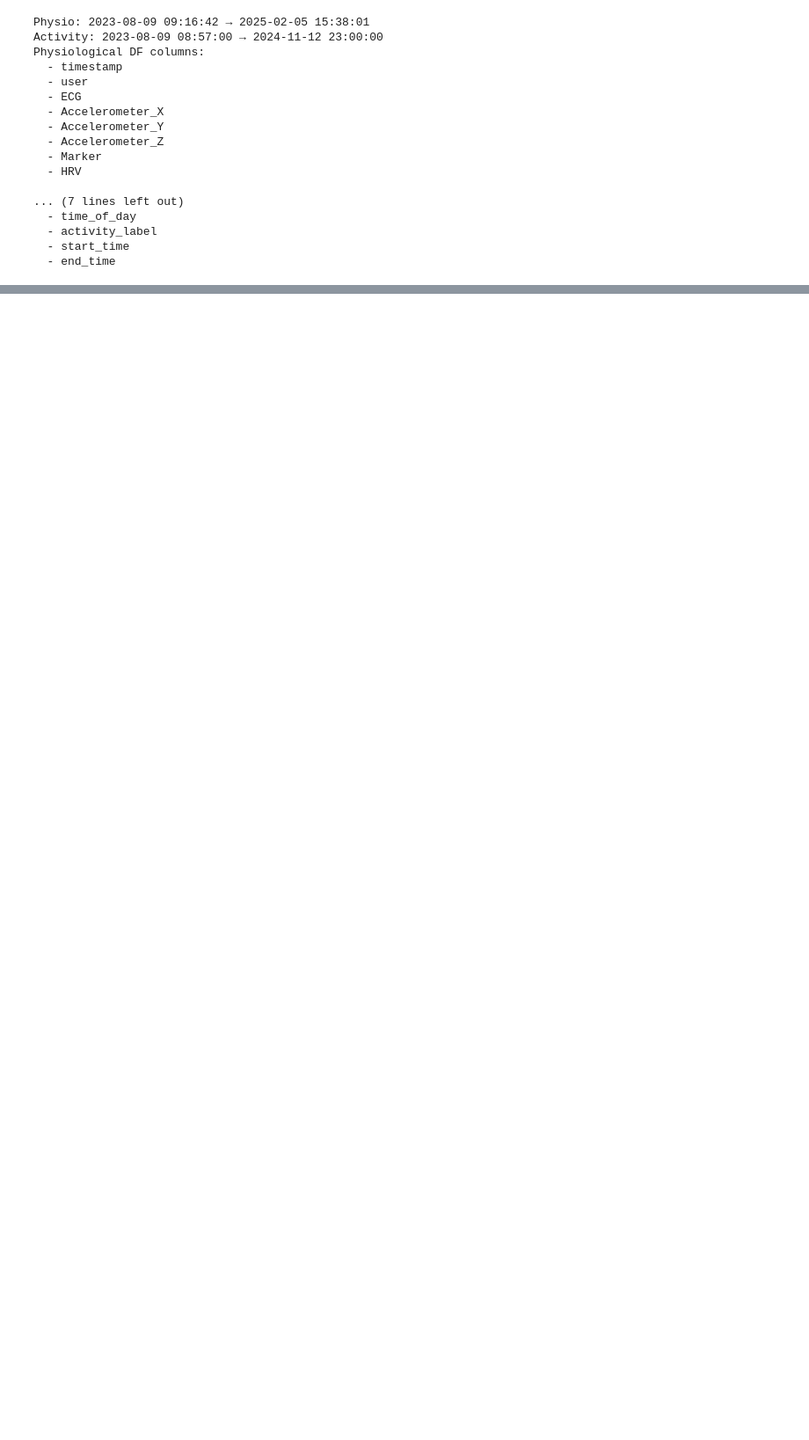
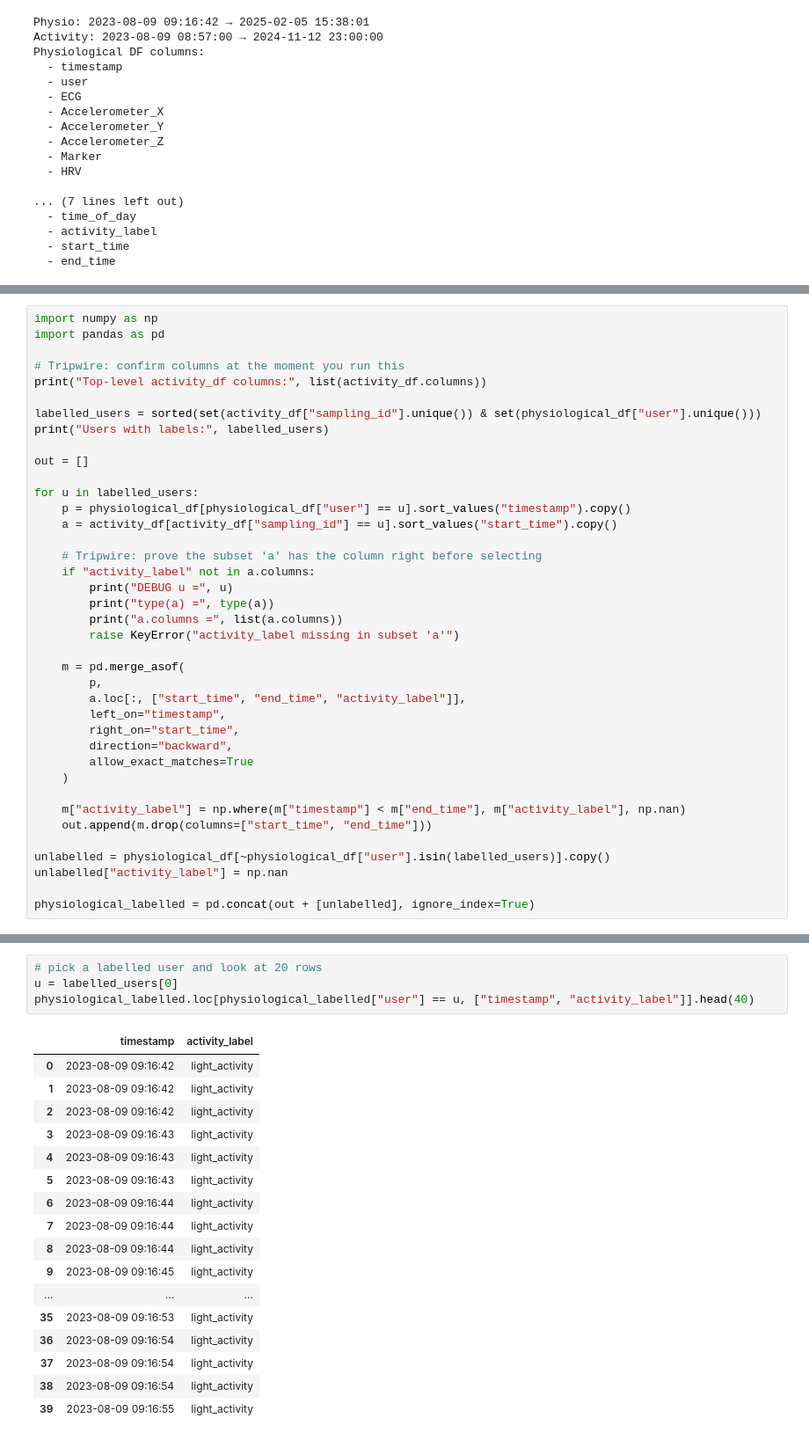
Before and after one commit to james-burdon/MDM3-dynamic-therapeutics, a Jupyter notebook: EDF_Activity_Analysis.ipynb, the cells around one changed output, grey strips where cells are left out. Shown at 88% size. Cells and saved outputs as stored; diff of their text form; blank space fills up the shorter version.

Commit message:
Update EDF_Activity_Analysis.ipynb
File that matches all EDF data to activity labels. Returns the csv

```diff
--- a/EDF_Activity_Analysis.ipynb
+++ b/EDF_Activity_Analysis.ipynb
@@ -148,0 +227,39 @@ physiological_df["activity_label"].value_counts(dropna=False)
+# %%
+import numpy as np
+import pandas as pd
+
+# Tripwire: confirm columns at the moment you run this
+print("Top-level activity_df columns:", list(activity_df.columns))
+
+labelled_users = sorted(set(activity_df["sampling_id"].unique()) & set(physiological_df["user"].unique()))
+print("Users with labels:", labelled_users)
+
+out = []
+
+for u in labelled_users:
+    p = physiological_df[physiological_df["user"] == u].sort_values("timestamp").copy()
+    a = activity_df[activity_df["sampling_id"] == u].sort_values("start_time").copy()
+
+    # Tripwire: prove the subset 'a' has the column right before selecting
+    if "activity_label" not in a.columns:
+        print("DEBUG u =", u)
+        print("type(a) =", type(a))
+        print("a.columns =", list(a.columns))
+        raise KeyError("activity_label missing in subset 'a'")
+
+    m = pd.merge_asof(
+        p,
+        a.loc[:, ["start_time", "end_time", "activity_label"]],
+        left_on="timestamp",
+        right_on="start_time",
+        direction="backward",
+        allow_exact_matches=True
+    )
+
+    m["activity_label"] = np.where(m["timestamp"] < m["end_time"], m["activity_label"], np.nan)
+    out.append(m.drop(columns=["start_time", "end_time"]))
+
+unlabelled = physiological_df[~physiological_df["user"].isin(labelled_users)].copy()
+unlabelled["activity_label"] = np.nan
+
+physiological_labelled = pd.concat(out + [unlabelled], ignore_index=True)
@@ -148,0 +342,22 @@ physiological_df["activity_label"].value_counts(dropna=False)
+# %%
+# pick a labelled user and look at 20 rows
+u = labelled_users[0]
+physiological_labelled.loc[physiological_labelled["user"] == u, ["timestamp", "activity_label"]].head(40)
+# %% [output]
+|  | timestamp | activity_label |
+| 0 | 2023-08-09 09:16:42 | light_activity |
+| 1 | 2023-08-09 09:16:42 | light_activity |
+| 2 | 2023-08-09 09:16:42 | light_activity |
+| 3 | 2023-08-09 09:16:43 | light_activity |
+| 4 | 2023-08-09 09:16:43 | light_activity |
+| 5 | 2023-08-09 09:16:43 | light_activity |
+| 6 | 2023-08-09 09:16:44 | light_activity |
+| 7 | 2023-08-09 09:16:44 | light_activity |
+| 8 | 2023-08-09 09:16:44 | light_activity |
+| 9 | 2023-08-09 09:16:45 | light_activity |
+| ... | ... | ... |
+| 35 | 2023-08-09 09:16:53 | light_activity |
+| 36 | 2023-08-09 09:16:54 | light_activity |
+| 37 | 2023-08-09 09:16:54 | light_activity |
+| 38 | 2023-08-09 09:16:54 | light_activity |
+| 39 | 2023-08-09 09:16:55 | light_activity |
```
Also changed, not shown: parts of 7 cells of this notebook.
